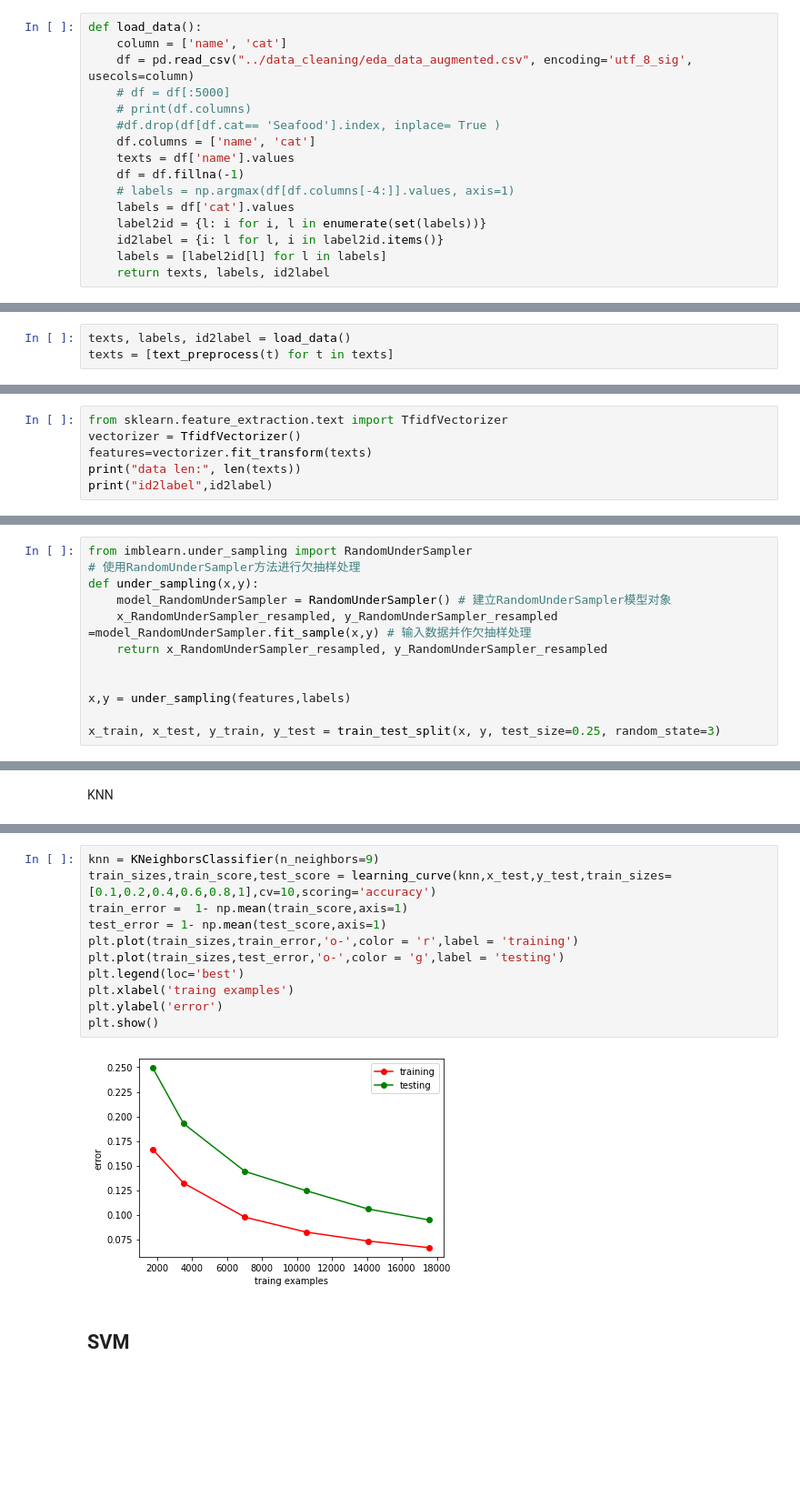
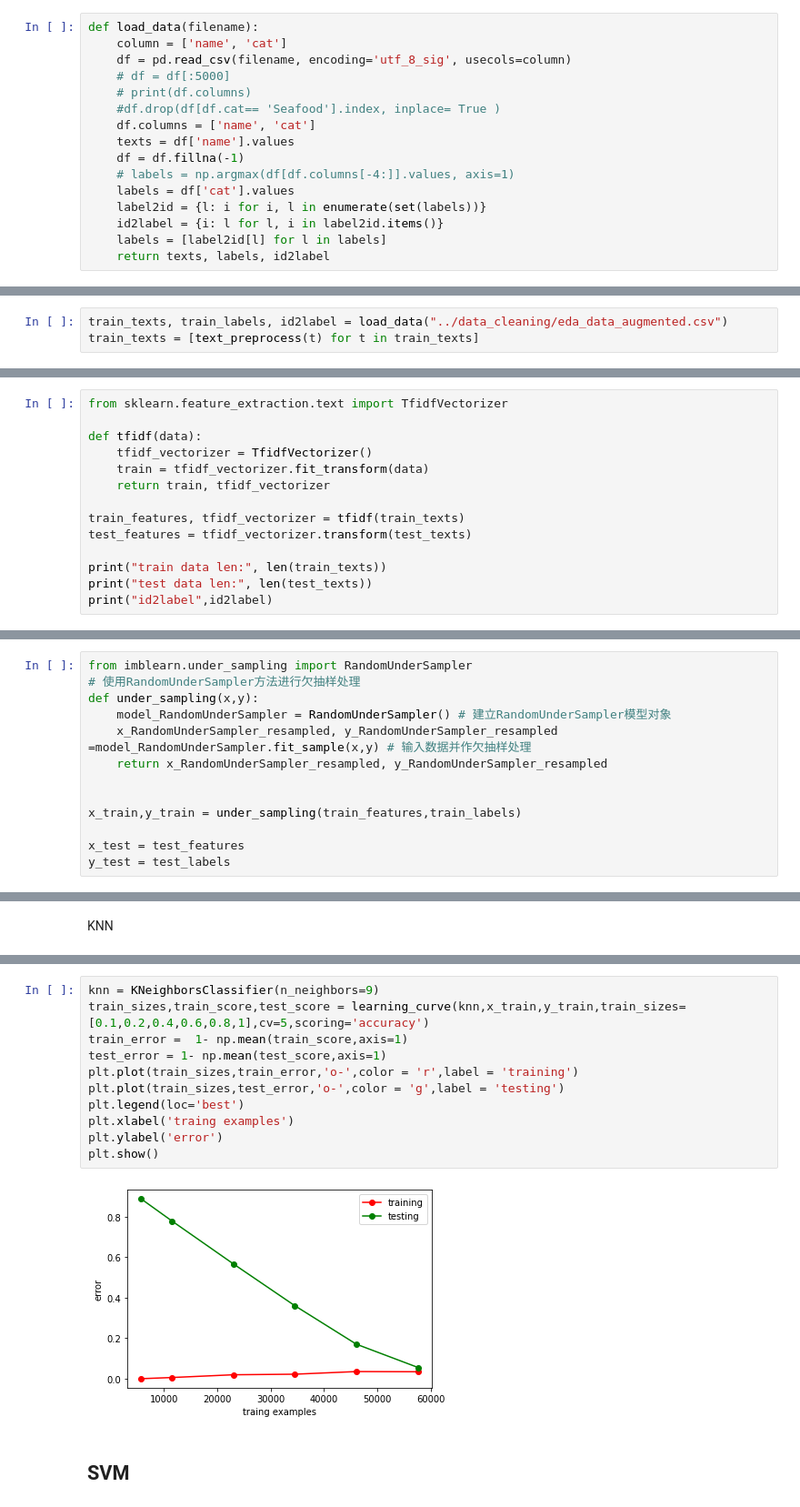
Before and after one commit to lxf44944/babistep_classification, a Jupyter notebook: Paknsave Title Classification/eda-undersampling/eda_undersampling.ipynb, the cells around one changed output, grey strips where cells are left out. Shown: that part at 91% size. Saved outputs shown, nothing was run; the diff lists cells and outputs as text; blank space fills up the shorter version.

```diff
--- a/Paknsave Title Classification/eda-undersampling/eda_undersampling.ipynb
+++ b/Paknsave Title Classification/eda-undersampling/eda_undersampling.ipynb
@@ -24,9 +24,9 @@ from sklearn.model_selection import train_test_split, cross_val_score
 from sklearn.linear_model import LinearRegression
 warnings.filterwarnings("ignore")
 # %%
-def load_data():
+def load_data(filename):
     column = ['name', 'cat']
-    df = pd.read_csv("../data_cleaning/eda_data_augmented.csv", encoding='utf_8_sig', usecols=column)
+    df = pd.read_csv(filename, encoding='utf_8_sig', usecols=column)
     # df = df[:5000]
     # print(df.columns)
     #df.drop(df[df.cat== 'Seafood'].index, inplace= True )
@@ -61,5 +61,5 @@ def evaluation(predictions, labels, id2label, model_name=None):
 # %% [markdown]
 ## 数据处理
 # %%
-texts, labels, id2label = load_data()
-texts = [text_preprocess(t) for t in texts]
+train_texts, train_labels, id2label = load_data("../data_cleaning/eda_data_augmented.csv")
+train_texts = [text_preprocess(t) for t in train_texts]
@@ -66,7 +69,15 @@ texts = [text_preprocess(t) for t in texts]
 # %%
 from sklearn.feature_extraction.text import TfidfVectorizer
-vectorizer = TfidfVectorizer()
-features=vectorizer.fit_transform(texts)
-print("data len:", len(texts))
+
+def tfidf(data):
+    tfidf_vectorizer = TfidfVectorizer()
+    train = tfidf_vectorizer.fit_transform(data)
+    return train, tfidf_vectorizer
+
+train_features, tfidf_vectorizer = tfidf(train_texts)
+test_features = tfidf_vectorizer.transform(test_texts)
+
+print("train data len:", len(train_texts))
+print("test data len:", len(test_texts))
 print("id2label",id2label)
 # %% [output]
@@ -86,6 +103,7 @@ def under_sampling(x,y):
     return x_RandomUnderSampler_resampled, y_RandomUnderSampler_resampled
 
 
-x,y = under_sampling(features,labels)
+x_train,y_train = under_sampling(train_features,train_labels)
 
-x_train, x_test, y_train, y_test = train_test_split(x, y, test_size=0.25, random_state=3)
+x_test = test_features
+y_test = test_labels
@@ -155,16 +182,16 @@ Kitchen, Dining & Household       0.97      0.93      0.95      2166
 # %%
 knn = KNeighborsClassifier(n_neighbors=9)
-train_sizes,train_score,test_score = learning_curve(knn,x_test,y_test,train_sizes=[0.1,0.2,0.4,0.6,0.8,1],cv=10,scoring='accuracy')
+train_sizes,train_score,test_score = learning_curve(knn,x_train,y_train,train_sizes=[0.1,0.2,0.4,0.6,0.8,1],cv=5,scoring='accuracy')
 train_error =  1- np.mean(train_score,axis=1)
 test_error = 1- np.mean(test_score,axis=1)
 plt.plot(train_sizes,train_error,'o-',color = 'r',label = 'training')
 plt.plot(train_sizes,test_error,'o-',color = 'g',label = 'testing')
 plt.legend(loc='best')
 plt.xlabel('traing examples')
 plt.ylabel('error')
 plt.show()
 # %% [output]
-[figure, old version]
+[figure, new version]
 # %% [markdown]
 ## SVM
 # %%
```
Also changed, not shown: parts of 14 cells of this notebook, 4 other files.
